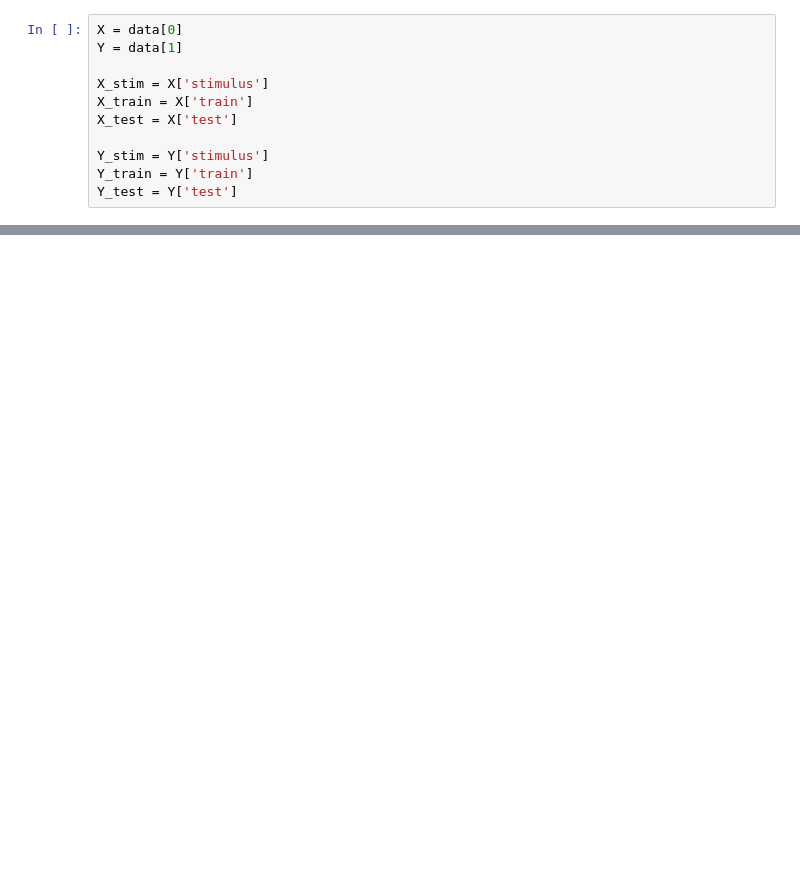
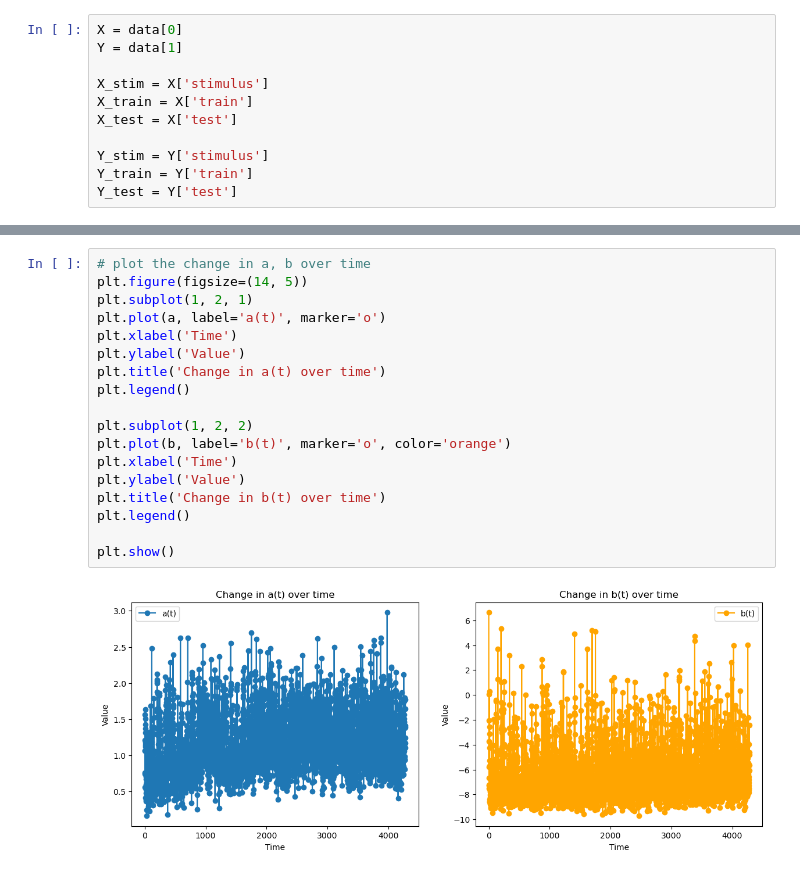
Before and after one commit to reillytilbury/EDGAR, a Jupyter notebook: trial_to_trial_variability_scratchpad.ipynb, the cells around one changed output, grey strips where cells are left out. Drawn from its saved outputs; the diff is of its cells as text; blank space fills up the shorter version.

```diff
--- a/trial_to_trial_variability_scratchpad.ipynb
+++ b/trial_to_trial_variability_scratchpad.ipynb
@@ -384,0 +657,20 @@ See https://docs.jax.dev/en/latest/errors.html#jax.errors.TracerArrayConversionE
+# %%
+# plot the change in a, b over time
+plt.figure(figsize=(14, 5))
+plt.subplot(1, 2, 1)
+plt.plot(a, label='a(t)', marker='o')
+plt.xlabel('Time')
+plt.ylabel('Value')
+plt.title('Change in a(t) over time')
+plt.legend()
+
+plt.subplot(1, 2, 2)
+plt.plot(b, label='b(t)', marker='o', color='orange')
+plt.xlabel('Time')
+plt.ylabel('Value')
+plt.title('Change in b(t) over time')
+plt.legend()
+
+plt.show()
+# %% [output]
+[figure, added]
```
Also changed, not shown: parts of 11 cells of this notebook.
